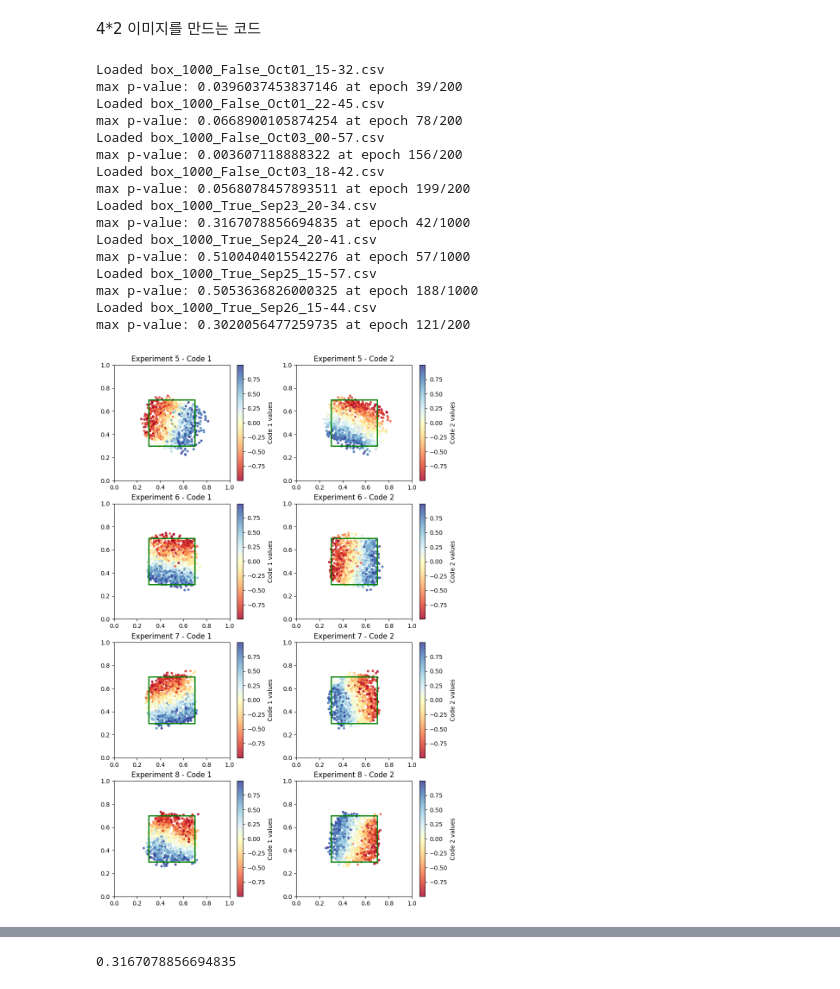
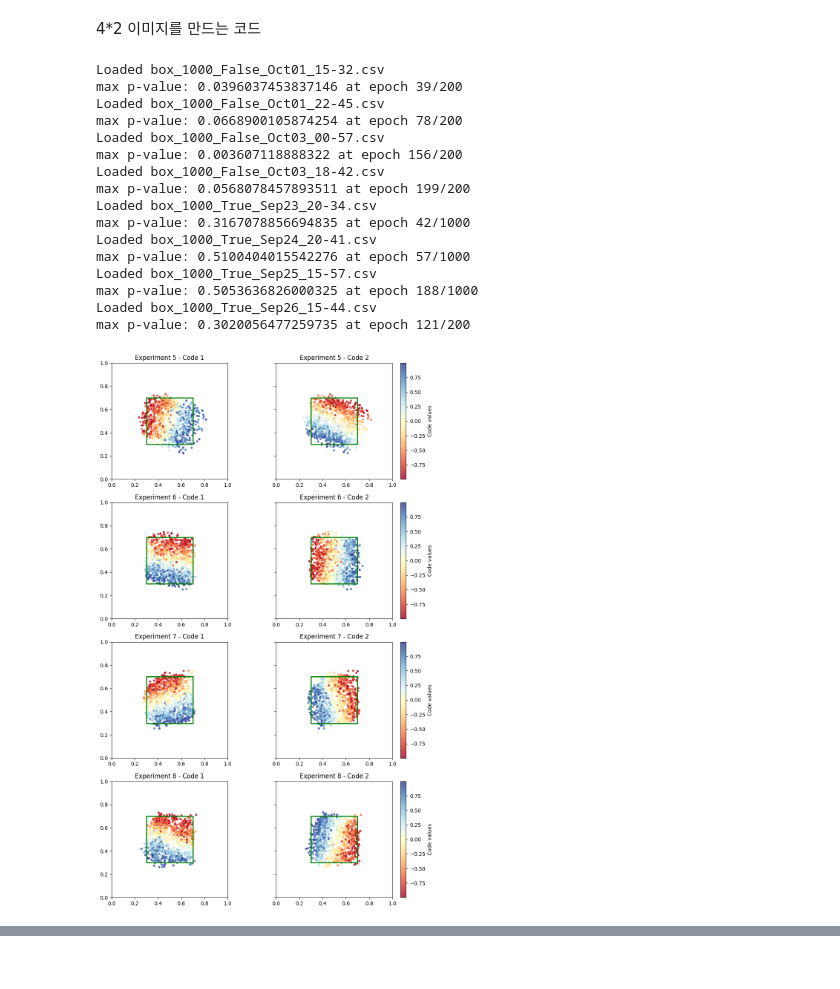
Before and after one commit to red1108/infoQGAN, a Jupyter notebook: visualize/disentanglement.ipynb, the cells around one changed output, grey strips where cells are left out. Cells and saved outputs as stored; diff of their text form; code cells hidden in the pictures.

```diff
--- a/visualize/disentanglement.ipynb
+++ b/visualize/disentanglement.ipynb
@@ -26,8 +26,8 @@ true_idx = 0
 false_idx = 0
 
 # True와 False에 대한 figure와 axes를 생성합니다.
-fig_true, axes_true = plt.subplots(4, 2, figsize=(10, 16), gridspec_kw={'wspace': 0.2})
-fig_false, axes_false = plt.subplots(4, 2, figsize=(10, 16), gridspec_kw={'wspace': 0.2})
+fig_true, axes_true = plt.subplots(4, 2, figsize=(10, 16), gridspec_kw={'wspace': 0.1})
+fig_false, axes_false = plt.subplots(4, 2, figsize=(10, 16), gridspec_kw={'wspace': 0.1})
 
 for idx, experiment_name in enumerate(experiment_names):
     experiment_path = os.path.join(result_dir, f"{experiment_name}.csv")
@@ -84,8 +84,6 @@ for idx, experiment_name in enumerate(experiment_names):
     ax1.set_xlim(0, 1)
     ax1.set_ylim(0, 1)
     ax1.set_aspect('equal')
-    cbar1 = plt.colorbar(scatter1, ax=ax1)
-    cbar1.set_label('Code 1 values')
 
     # 초록색 사각형 추가 (위치: [0.3, 0.7]x[0.3, 0.7])
     rect1 = patches.Rectangle((0.3, 0.3), 0.4, 0.4, linewidth=2, edgecolor='green', facecolor='none')
@@ -97,40 +95,43 @@ for idx, experiment_name in enumerate(experiment_names):
     ax2.set_xlim(0, 1)
     ax2.set_ylim(0, 1)
     ax2.set_aspect('equal')
-    cbar2 = plt.colorbar(scatter2, ax=ax2)
-    cbar2.set_label('Code 2 values')
+    ax2.tick_params(labelleft=False)  # y축 범례 제거
 
     # 초록색 사각형 추가 (위치: [0.3, 0.7]x[0.3, 0.7])
     rect2 = patches.Rectangle((0.3, 0.3), 0.4, 0.4, linewidth=2, edgecolor='green', facecolor='none')
     ax2.add_patch(rect2)
 
+    # 오른쪽 플롯에만 컬러바 추가
+    cbar2 = plt.colorbar(scatter2, ax=ax2)
+    cbar2.set_label('Code values')
+
 # 레이아웃 조정 및 이미지 저장
-fig_true.tight_layout()
-fig_false.tight_layout()
+fig_true.subplots_adjust(left=0.05, right=0.95, top=0.95, bottom=0.05)
+fig_false.subplots_adjust(left=0.05, right=0.95, top=0.95, bottom=0.05)
 
 fig_true.savefig(os.path.join(result_dir, "True_experiments_with_colorbars.png"))
 fig_false.savefig(os.path.join(result_dir, "False_experiments_with_colorbars.png"))
 
 # 현재 경로에도 사진 저장
 fig_true.savefig("True_experiments_with_colorbars.png")
 fig_false.savefig("False_experiments_with_colorbars.png")
 
 plt.show()
 # %% [output]
 Loaded box_1000_False_Oct01_15-32.csv
 max p-value: 0.0396037453837146 at epoch 39/200
 Loaded box_1000_False_Oct01_22-45.csv
 max p-value: 0.0668900105874254 at epoch 78/200
 Loaded box_1000_False_Oct03_00-57.csv
 max p-value: 0.003607118888322 at epoch 156/200
 Loaded box_1000_False_Oct03_18-42.csv
 max p-value: 0.0568078457893511 at epoch 199/200
 Loaded box_1000_True_Sep23_20-34.csv
 max p-value: 0.3167078856694835 at epoch 42/1000
 Loaded box_1000_True_Sep24_20-41.csv
 max p-value: 0.5100404015542276 at epoch 57/1000
 Loaded box_1000_True_Sep25_15-57.csv
 max p-value: 0.5053636826000325 at epoch 188/1000
 Loaded box_1000_True_Sep26_15-44.csv
 max p-value: 0.3020056477259735 at epoch 121/200
-[figure, old version]
+[figure, new version]
@@ -138,4 +138,0 @@ max p-value: 0.3020056477259735 at epoch 121/200
-# %%
-df_true[0]["p_value"].max()
-# %% [output]
-0.3167078856694835
```
Also changed, not shown: parts of 3 cells of this notebook, 3 other files.
